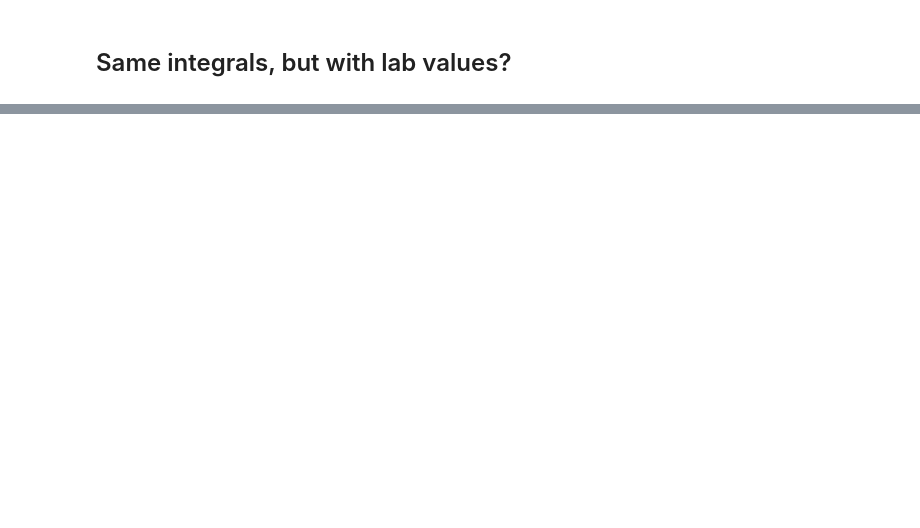
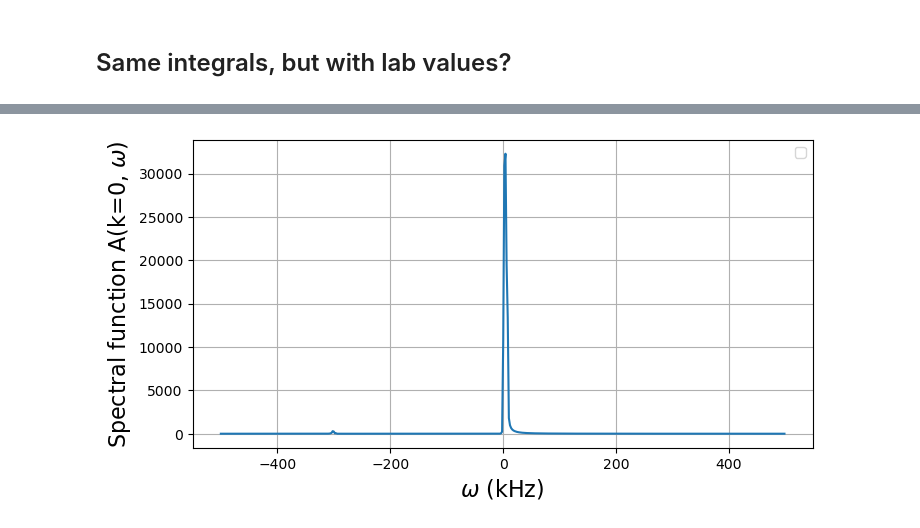
Before and after one commit to huanium/huanium, a Jupyter notebook: MIT_PhD/Fermi1/free-to-free-lineshape/NaK_rf_response.ipynb, the cells around one changed output, grey strips where cells are left out. Cells and saved outputs as stored; diff of their text form; code cells hidden in the pictures; blank space fills up the shorter version.

```diff
--- a/MIT_PhD/Fermi1/free-to-free-lineshape/NaK_rf_response.ipynb
+++ b/MIT_PhD/Fermi1/free-to-free-lineshape/NaK_rf_response.ipynb
@@ -160,16 +157,16 @@ plt.show()
 # %% [markdown]
 # <font size = 5>Same integrals, but with lab values?</font>
 # %%
-def NaK_imaginary_integrand(P, En, a_scat, beta):
-    Eb = (hbar**2/(2 * a_scat**2 * muNa40K * u)) / h_planck # in Hz
-    s = En + 10j - (mNa23 + mK40)*(P**2/(2*mNa23 + 2*mK40) - P**2/(2*mNa23)) # in Hz
+def NaK_imaginary_integrand(P, En, a_scat, beta, k):
+    Eb = np.heaviside(a_scat, 0) * (hbar**2/(2 * a_scat**2 * muNa40K * u)) / h_planck # in Hz
+    s = En + 10j - (mNa23 + mK40)*(P**2/(2*mNa23 + 2*mK40) - (P-k)**2/(2*mNa23)) # in Hz
     factor = (-4*np.pi / (2*np.pi)**3) * (mNa23 + mK40)**(3/2)
     T_matrix = (2*np.sqrt(2) / (muNa40K * u)**(3/2)) * np.sqrt(s)/ (s + Eb)
-    return factor * (P**2) * np.exp(-beta * (mNa23 + mK40) * P**2/ (2 * mNa23)) * T_matrix
+    return factor * (P**2) * np.exp(-beta * (mNa23 + mK40) * (P-k)**2/ (2 * mNa23)) * T_matrix
 
-def NaK_real_integrand(P, En, a_scat, beta):
-    Eb = (hbar**2/(2 * a_scat**2 * muNa40K * u)) / h_planck # in Hz
-    s = En + 10j - (mNa23 + mK40)*(P**2/(2*mNa23 + 2*mK40) - P**2/(2*mNa23)) # in Hz
+def NaK_real_integrand(P, En, a_scat, beta, k):
+    Eb = np.heaviside(a_scat, 0)*(hbar**2/(2 * a_scat**2 * muNa40K * u)) / h_planck # in Hz
+    s = En + 10j - ( mNa23 + mK40)*(P**2/(2*mNa23 + 2*mK40) - (P-k)**2/(2*mNa23) ) # in Hz
     factor = ((4 * np.pi) / (2*np.pi)**3 ) * (mNa23 + mK40)**(3/2)
-    T_matrix = (2 * np.sqrt(2) * np.pi / (muNa40K * u)**(3/2)) / (np.sign(a_scat)*np.sqrt(Eb) - np.sqrt(-s))
-    return factor * (P**2) * np.exp(-beta * (mNa23 + mK40) * P**2/  (2 * mNa23)) * T_matrix
+    T_matrix = (2 * np.pi / (np.sqrt(2) * (muNa40K * u)**(3/2)) ) / (np.sign(a_scat)*np.sqrt(Eb) - np.sqrt(-s))
+    return factor * (P**2) * np.exp(-beta * (mNa23 + mK40) * (P-k)**2/  (2 * mNa23)) * T_matrix
@@ -219,0 +173,50 @@ plt.show()
+# %%
+# temperature dependence?
+dk = 1e1
+dEn = 2e3
+k_list = np.arange(0,1e2, dk)
+ek = (hbar**2 * k**2 / (2 * muNa40K * u) ) / h_planck   # in Hz
+momentum_cutoff = 3e3
+T = 200e-9
+a_scat_initial = -1700 * a0
+a_scat_final = 640 * a0
+En = np.arange(-500e3,500e3,dEn)
+points = len(En)
+z = 0.2 # n * Lambda^3
+beta = h_planck / (kB * T)
+
+fig, ax = plt.subplots(figsize = (8,4))
+A_conv = np.zeros(points)
+# initial state
+for k in k_list:
+    # imaginary_results_initial = []*points
+    # real_results_initial = []*points
+    # for i in range(points):
+    #     real_results_initial.append(z*quad(NaK_real_integrand, 0, momentum_cutoff, args=(En[i], a_scat_initial, beta, k), epsabs=1e-6)[0])
+    #     imaginary_results_initial.append(z*quad(NaK_imaginary_integrand, 0, momentum_cutoff, args=(En[i], a_scat_initial, beta, k), epsabs=1e-6)[0])
+    # A_initial = -2*np.array(imaginary_results_initial)/( (En - k**2 + np.array(real_results_initial))**2 + np.array(imaginary_results_initial)**2)
+    # ax.plot(En*1e-3, A_initial, linewidth = 1.5, color = 'red', label='initial')
+    # ######
+
+    # final state
+    imaginary_results_final = []*points
+    real_results_final = []*points
+    for i in range(points):
+        real_results_final.append(z*quad(NaK_real_integrand, 0, momentum_cutoff, args=(En[i], a_scat_final, beta, k), epsabs=1e-6)[0])
+        imaginary_results_final.append(z*quad(NaK_imaginary_integrand, 0, momentum_cutoff, args=(En[i], a_scat_final, beta, k), epsabs=1e-6)[0])
+    A_final = -2*np.array(imaginary_results_final)/( (En - k**2 + np.array(real_results_final))**2 + np.array(imaginary_results_final)**2)
+    A_final = A_final / np.linalg.norm(A_final)
+    # ax.plot(En*1e-3, dk * k**2 * A_final * np.exp(-beta * k**2), linewidth = 1.5, label='final')
+
+    A_conv += A_final * k**2 * dk  * np.exp(-beta * k**2)
+    # ax.plot(En*1e-3, real_results_final)
+    ######
+
+ax.plot(En*1e-3, A_conv)
+# plt.ylim([0,0.01])
+plt.grid()
+plt.legend()
+plt.xlabel('$\omega$ (kHz)', fontsize = 16)
+plt.ylabel('Spectral function A(k=0, $\omega$)', fontsize = 16)
+plt.show()
+# %% [output]
@@ -219,0 +224 @@ plt.show()
+[figure, added]
```
Also changed, not shown: parts of 11 cells of this notebook, 11 other files.
